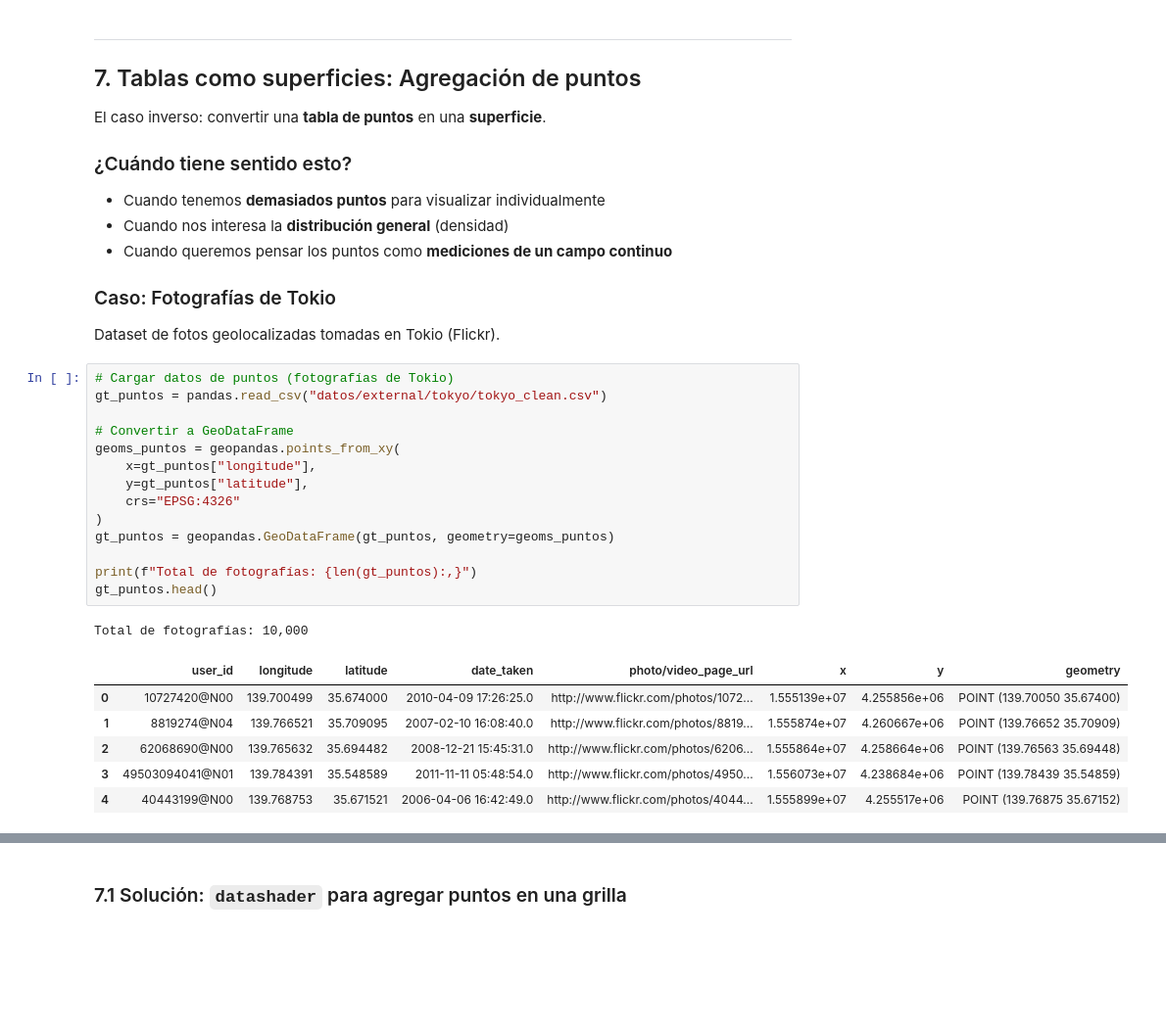
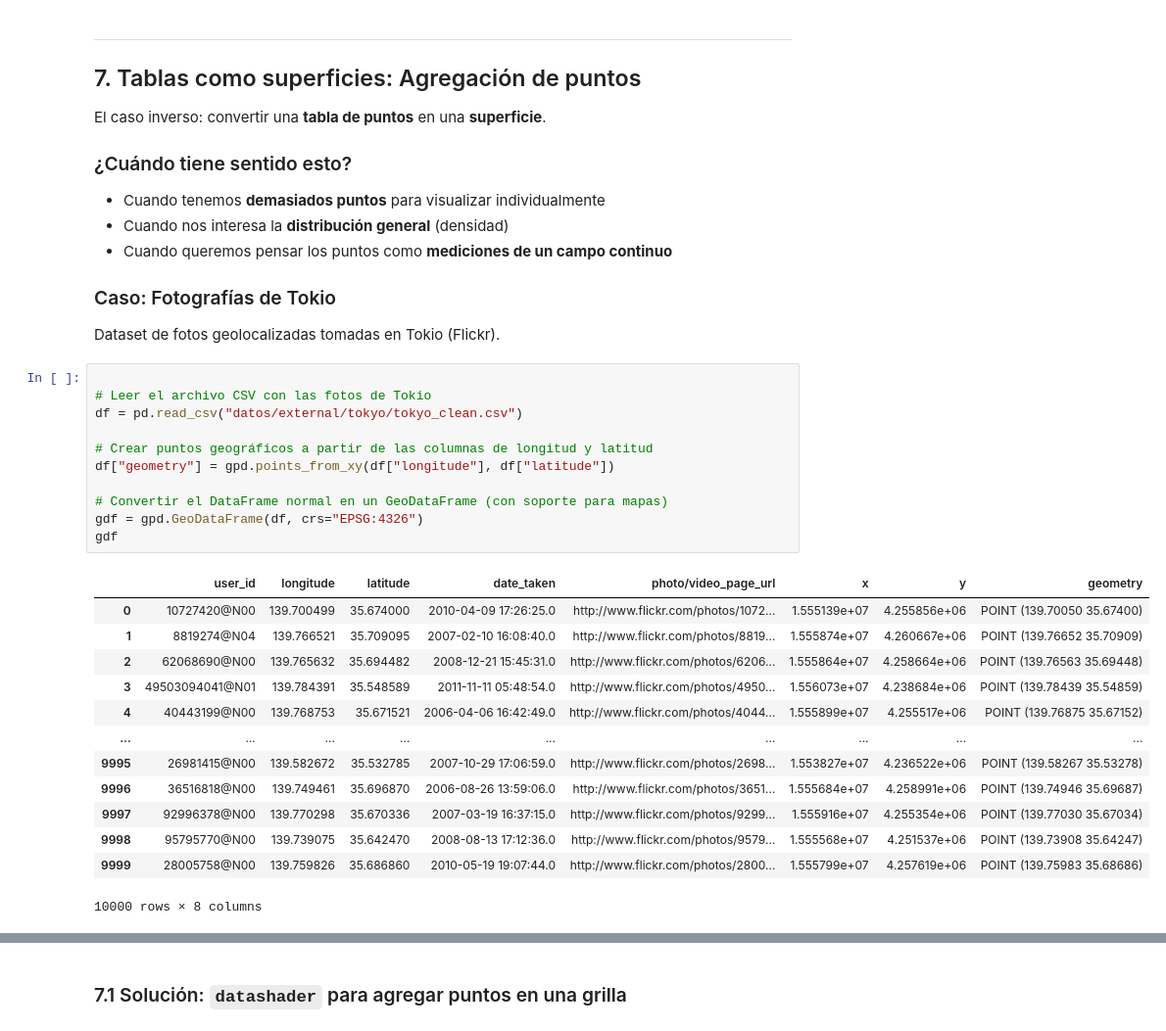
Before and after one commit to daniopitz/geodata, a Jupyter notebook: 01_datos_espaciales.ipynb, the cells around one changed output, grey strips where cells are left out. Shown at 98% size. Cells and saved outputs as stored; diff of their text form; blank space fills up the shorter version.

```diff
--- a/01_datos_espaciales.ipynb
+++ b/01_datos_espaciales.ipynb
@@ -614,27 +635,30 @@ El caso inverso: convertir una **tabla de puntos** en una **superficie**.
 ### Caso: Fotografías de Tokio
 
 Dataset de fotos geolocalizadas tomadas en Tokio (Flickr).
-# %%
-# Cargar datos de puntos (fotografías de Tokio)
-gt_puntos = pandas.read_csv("datos/external/tokyo/tokyo_clean.csv")
-
-# Convertir a GeoDataFrame
-geoms_puntos = geopandas.points_from_xy(
-    x=gt_puntos["longitude"],
-    y=gt_puntos["latitude"],
-    crs="EPSG:4326"
-)
-gt_puntos = geopandas.GeoDataFrame(gt_puntos, geometry=geoms_puntos)
-
-print(f"Total de fotografías: {len(gt_puntos):,}")
-gt_puntos.head()
-# %% [output]
-Total de fotografías: 10,000
-|  | user_id | longitude | latitude | date_taken | photo/video_page_url | x | y | geometry |
-| 0 | 10727420@N00 | 139.700499 | 35.674000 | 2010-04-09 17:26:25.0 | http://www.flickr.com/photos/1072... | 1.555139e+07 | 4.255856e+06 | POINT (139.70050 35.67400) |
-| 1 | 8819274@N04 | 139.766521 | 35.709095 | 2007-02-10 16:08:40.0 | http://www.flickr.com/photos/8819... | 1.555874e+07 | 4.260667e+06 | POINT (139.76652 35.70909) |
-| 2 | 62068690@N00 | 139.765632 | 35.694482 | 2008-12-21 15:45:31.0 | http://www.flickr.com/photos/6206... | 1.555864e+07 | 4.258664e+06 | POINT (139.76563 35.69448) |
-| 3 | 49503094041@N01 | 139.784391 | 35.548589 | 2011-11-11 05:48:54.0 | http://www.flickr.com/photos/4950... | 1.556073e+07 | 4.238684e+06 | POINT (139.78439 35.54859) |
-| 4 | 40443199@N00 | 139.768753 | 35.671521 | 2006-04-06 16:42:49.0 | http://www.flickr.com/photos/4044... | 1.555899e+07 | 4.255517e+06 | POINT (139.76875 35.67152) |
+# %%
+
+# Leer el archivo CSV con las fotos de Tokio
+df = pd.read_csv("datos/external/tokyo/tokyo_clean.csv")
+
+# Crear puntos geográficos a partir de las columnas de longitud y latitud
+df["geometry"] = gpd.points_from_xy(df["longitude"], df["latitude"])
+
+# Convertir el DataFrame normal en un GeoDataFrame (con soporte para mapas)
+gdf = gpd.GeoDataFrame(df, crs="EPSG:4326")
+gdf
+# %% [output]
+|  | user_id | longitude | latitude | date_taken | photo/video_page_url | x | y | geometry |
+| 0 | 10727420@N00 | 139.700499 | 35.674000 | 2010-04-09 17:26:25.0 | http://www.flickr.com/photos/1072... | 1.555139e+07 | 4.255856e+06 | POINT (139.70050 35.67400) |
+| 1 | 8819274@N04 | 139.766521 | 35.709095 | 2007-02-10 16:08:40.0 | http://www.flickr.com/photos/8819... | 1.555874e+07 | 4.260667e+06 | POINT (139.76652 35.70909) |
+| 2 | 62068690@N00 | 139.765632 | 35.694482 | 2008-12-21 15:45:31.0 | http://www.flickr.com/photos/6206... | 1.555864e+07 | 4.258664e+06 | POINT (139.76563 35.69448) |
+| 3 | 49503094041@N01 | 139.784391 | 35.548589 | 2011-11-11 05:48:54.0 | http://www.flickr.com/photos/4950... | 1.556073e+07 | 4.238684e+06 | POINT (139.78439 35.54859) |
+| 4 | 40443199@N00 | 139.768753 | 35.671521 | 2006-04-06 16:42:49.0 | http://www.flickr.com/photos/4044... | 1.555899e+07 | 4.255517e+06 | POINT (139.76875 35.67152) |
+| ... | ... | ... | ... | ... | ... | ... | ... | ... |
+| 9995 | 26981415@N00 | 139.582672 | 35.532785 | 2007-10-29 17:06:59.0 | http://www.flickr.com/photos/2698... | 1.553827e+07 | 4.236522e+06 | POINT (139.58267 35.53278) |
+| 9996 | 36516818@N00 | 139.749461 | 35.696870 | 2006-08-26 13:59:06.0 | http://www.flickr.com/photos/3651... | 1.555684e+07 | 4.258991e+06 | POINT (139.74946 35.69687) |
+| 9997 | 92996378@N00 | 139.770298 | 35.670336 | 2007-03-19 16:37:15.0 | http://www.flickr.com/photos/9299... | 1.555916e+07 | 4.255354e+06 | POINT (139.77030 35.67034) |
+| 9998 | 95795770@N00 | 139.739075 | 35.642470 | 2008-08-13 17:12:36.0 | http://www.flickr.com/photos/9579... | 1.555568e+07 | 4.251537e+06 | POINT (139.73908 35.64247) |
+| 9999 | 28005758@N00 | 139.759826 | 35.686860 | 2010-05-19 19:07:44.0 | http://www.flickr.com/photos/2800... | 1.555799e+07 | 4.257619e+06 | POINT (139.75983 35.68686) |
+10000 rows × 8 columns
 # %%
 # Problema: con tantos puntos, el mapa se satura (overplotting)
```
Also changed, not shown: parts of 11 cells of this notebook.
